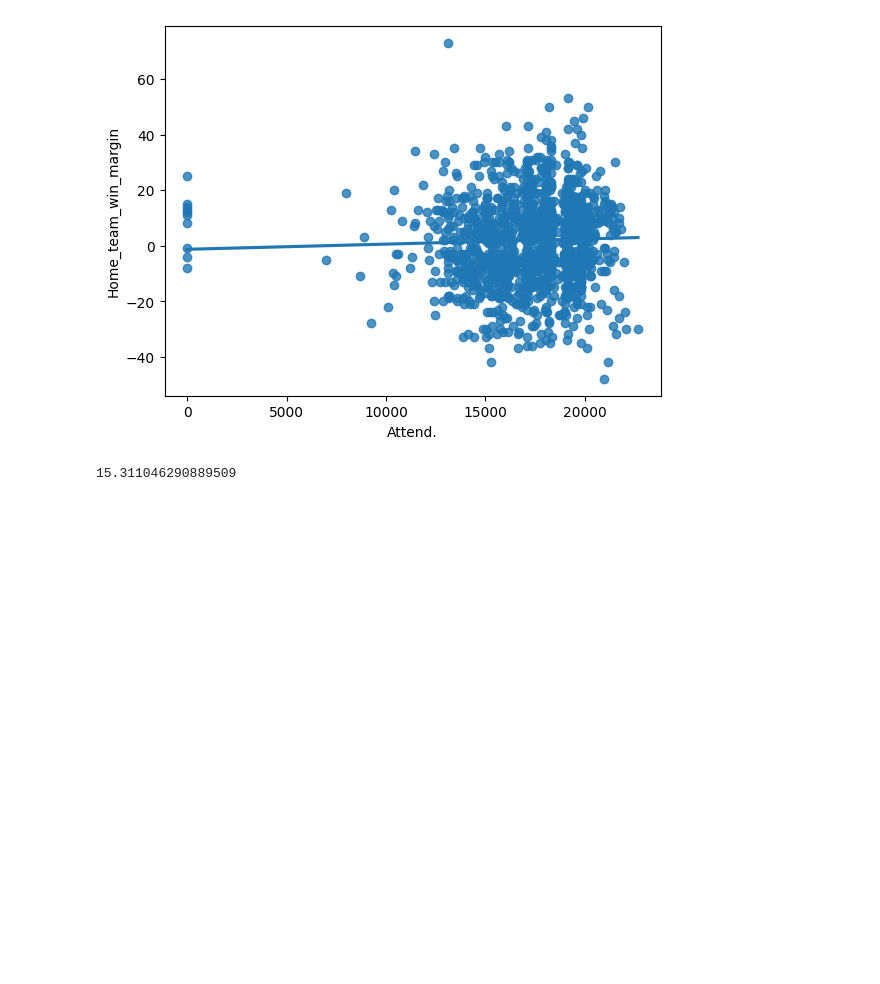
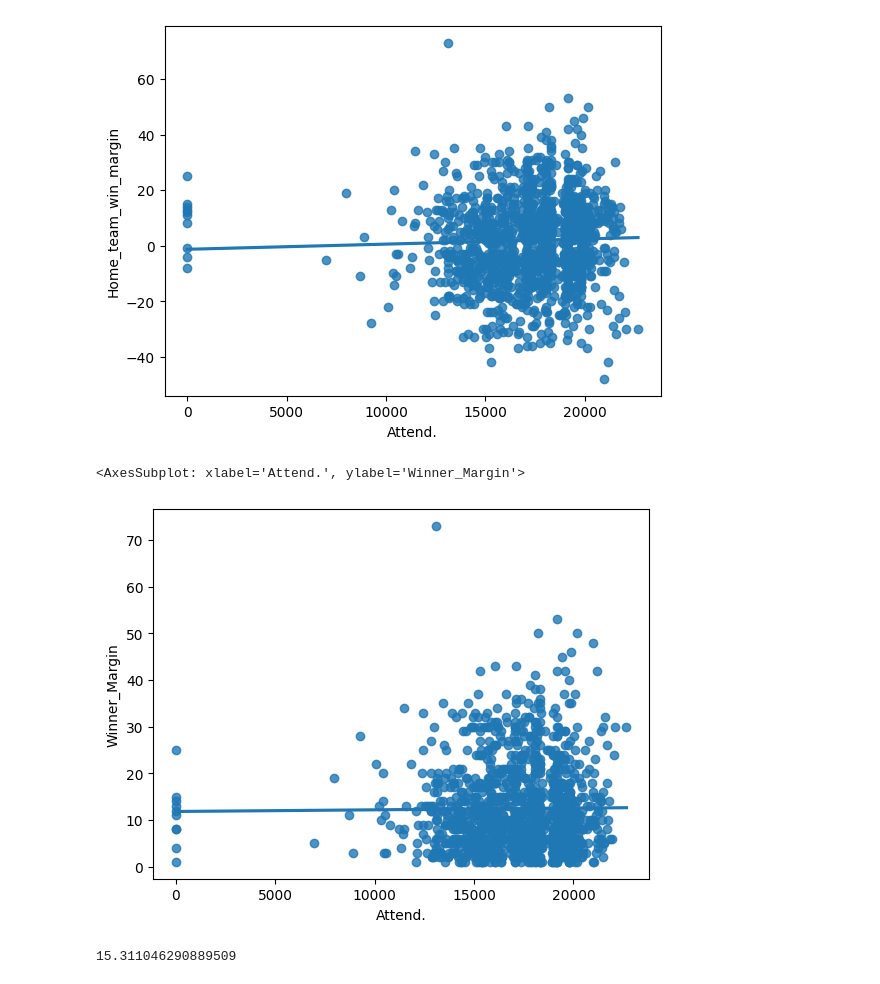
Before and after one commit to Kyle814/NBA-predictions, a Jupyter notebook: test.ipynb, the cells around one changed output. Saved outputs shown, nothing was run; the diff lists cells and outputs as text; code cells hidden in the pictures; blank space fills up the shorter version.

```diff
--- a/test.ipynb
+++ b/test.ipynb
@@ -8,3 +9,4 @@ import matplotlib as plt
 # %%
-df = pd.read_csv("./CSVs/2022_games/nba2021-2022.csv")
-df
+df = pd.read_csv("./CSVs/2022_games/nba2021-2022.csv", na_values="   nan")
+
+#df.dropna(inplace=True)
@@ -39,6 +27,9 @@ df['Overtimes'].fillna(0, inplace=True)
 df['Overtimes'].mask(df['Overtimes'] == "OT", 1, inplace=True)
 df['Overtimes'].mask(df['Overtimes'] == "2OT", 2, inplace= True)
 df['Overtimes'].mask(df['Overtimes'] == "3OT", 3, inplace=True)
+df.columns.values[6] = 'Overtimes'
+df.columns.values[2] = 'Visitor'
+df.columns.values[4] = 'Home'
 # %%
 # establishing Winner of each game
 df['Winner'] = np.where(df['PTS.1'] > df['PTS'], df['Home'], df['Visitor'])
@@ -300,6 +310,11 @@ sns.regplot(data=df, x="Attend.", y="Home_team_win_margin", ci=None)
 # %% [output]
 AttributeError: module 'matplotlib' has no attribute 'xlabel'
 [figure]
+# %%
+sns.regplot(data=df, x="Attend.", y="Winner_Margin", ci=None)
+# %% [output]
+<AxesSubplot: xlabel='Attend.', ylabel='Winner_Margin'>
+[figure, added]
 # %%
 df["Margin_predicted"] = intercept + (slope * df['Attend.'])
 # %%
```
Also changed, not shown: parts of 19 cells of this notebook.
